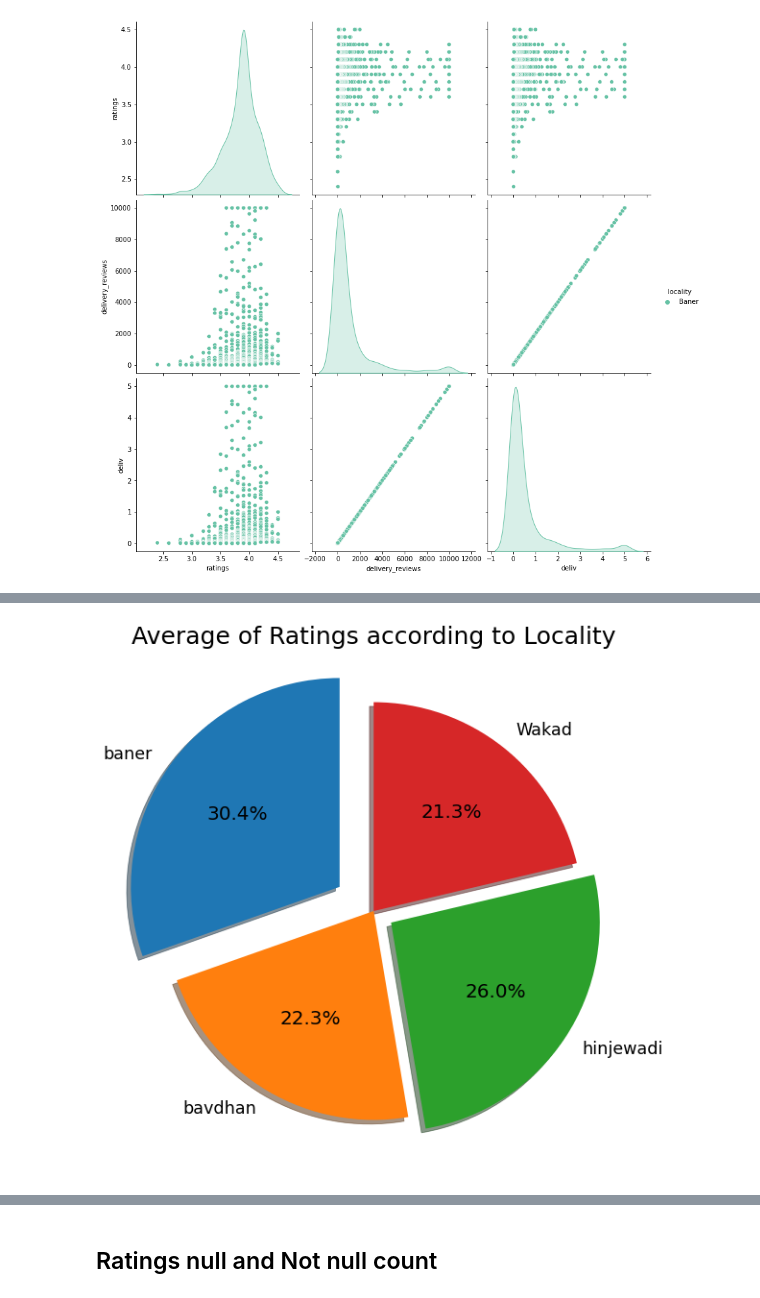
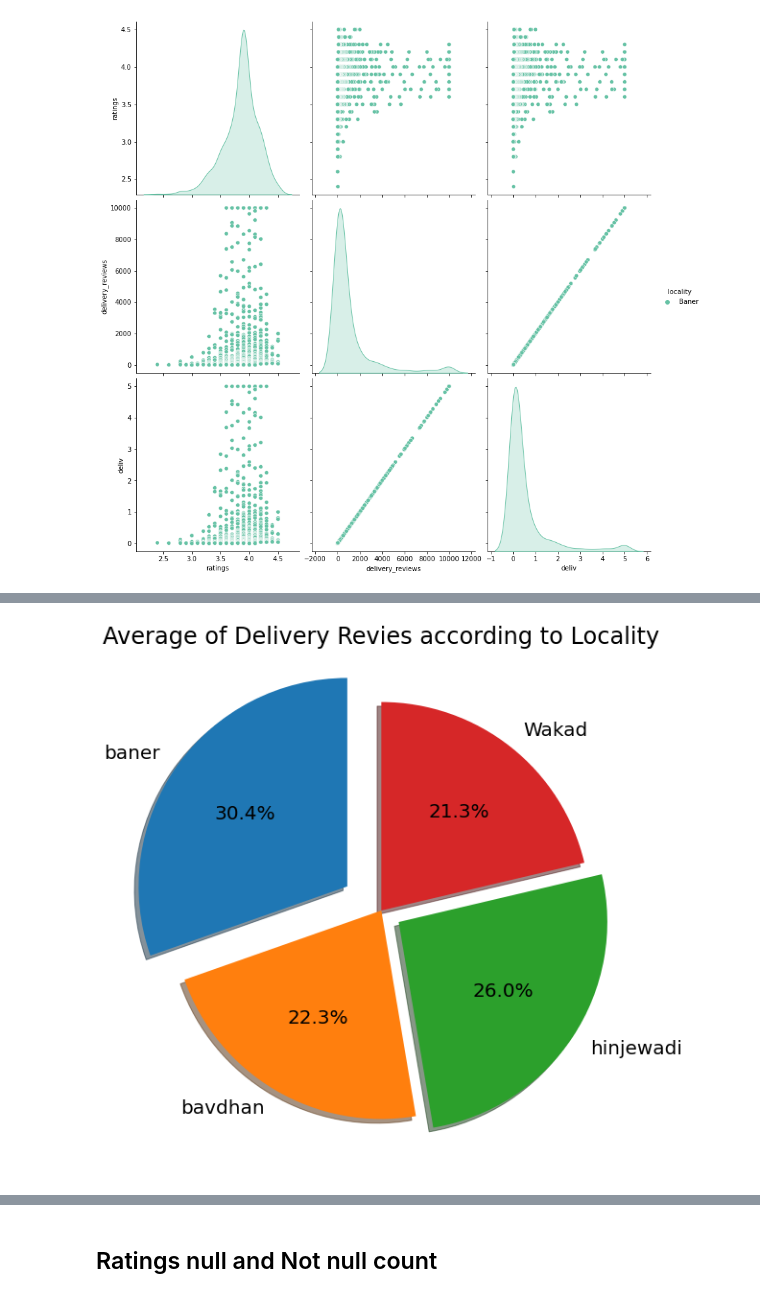
Before and after one commit to Ruthik27/Bed_Rest_and_Order_Services, a Jupyter notebook: new_data_zomato.ipynb, the cells around one changed output, grey strips where cells are left out. Cells and saved outputs as stored; diff of their text form; code cells hidden in the pictures.

```diff
--- a/new_data_zomato.ipynb
+++ b/new_data_zomato.ipynb
@@ -386,14 +363,14 @@ plt.show()
 # %%
 sizes= [baner_ratings['deliv'].sum(),bavdhan_ratings['deliv'].sum(),wakad_ratings['deliv'].sum(),hinjewadi_ratings['deliv'].sum()]
 labels = ['baner', 'bavdhan', 'hinjewadi', 'Wakad']
 explode = (0.2, 0, 0.1, 0)
 fig1, ax1 = plt.subplots(figsize=(10,10))
-plt.title("Average of Ratings according to Locality")
+plt.title("Average of Delivery Revies according to Locality")
 ax1.pie(sizes, explode=explode, labels=labels,shadow=True,autopct='%1.1f%%' ,startangle=90,)
 plt.rcParams['font.size'] = 20
 plt.show()
 # %% [output]
-[figure, old version]
+[figure, new version]
 # %%
 shawn = pd.DataFrame()
 # %%
```
Also changed, not shown: parts of 24 cells of this notebook.
